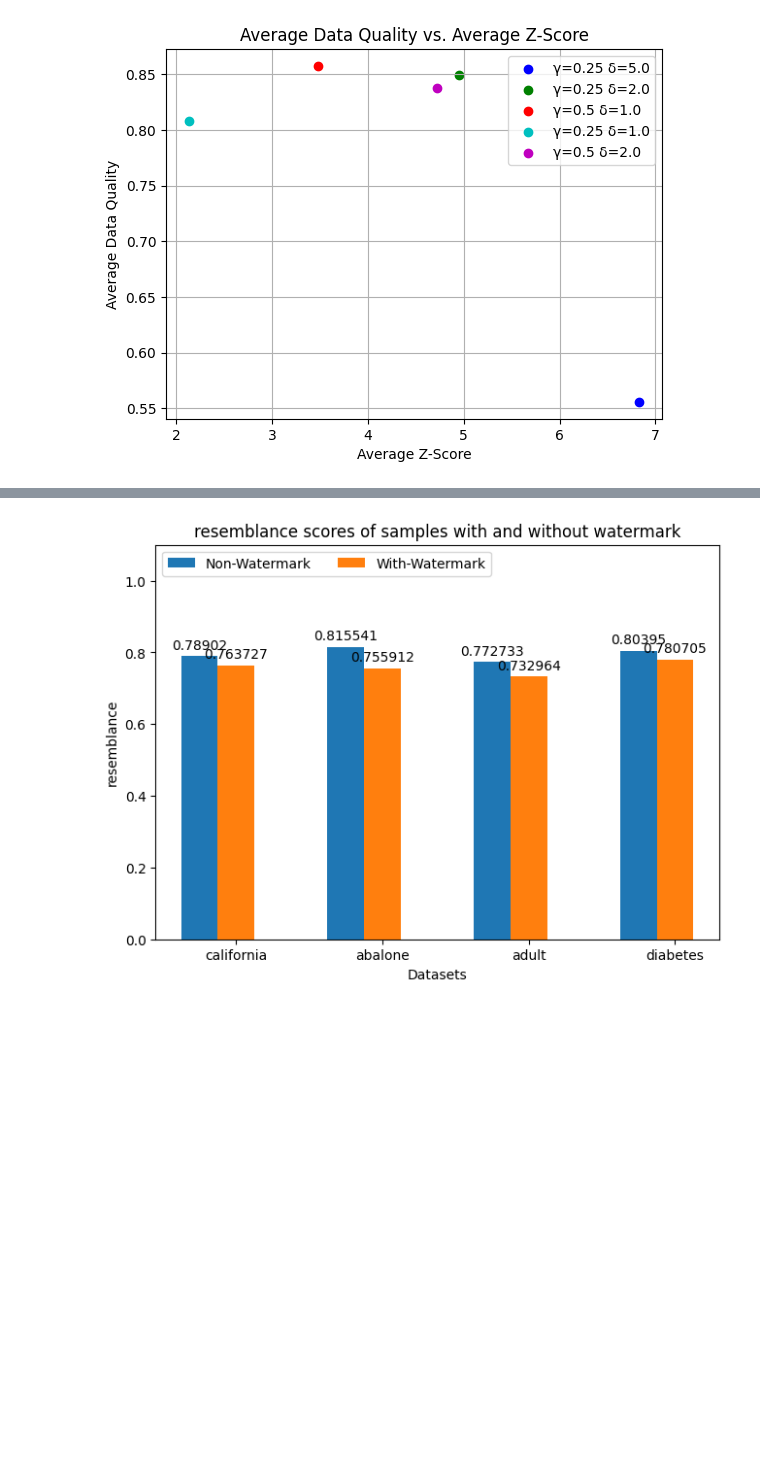
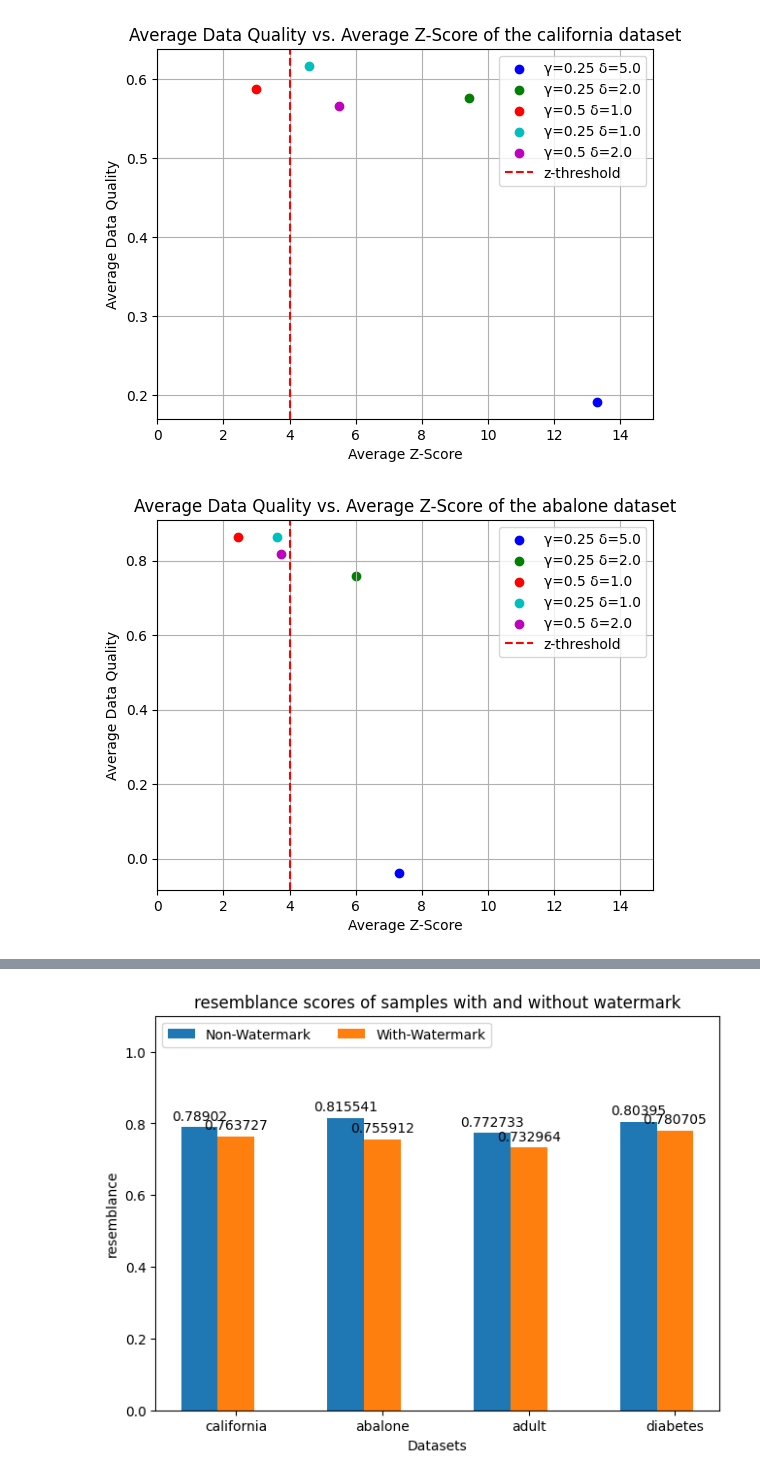
Before and after one commit to blueminh/t-rest, a Jupyter notebook: evaluation/synthcity.ipynb, the cells around one changed output, grey strips where cells are left out. Cells and saved outputs as stored; diff of their text form; code cells hidden in the pictures; blank space fills up the shorter version.

```diff
--- a/evaluation/synthcity.ipynb
+++ b/evaluation/synthcity.ipynb
@@ -189,41 +188,52 @@ def average_zscore(sample_name, gamma, delta, num_tokens, num_samples = 50):
         z_scores.append(great_watermark_detector.detect(
             sample_df,
             total_tokens_limit=num_tokens,
-            random_state=i
+            random_state=i,
+            # included_columns=["fnlwgt", "occupation"]
         )['z_score'])
     return sum(z_scores) / len(z_scores)
 # %%
 """
 Trade-off between strength (z-score) and data quality (using synthcity)
 """
-import matplotlib.pyplot as plt
-
-def plot_data_quality_vs_z_score(gamma_delta_pairs, sample_size, num_tokens):
+def plot_data_quality_vs_z_score(model_name, gamma_delta_pairs, sample_size, num_tokens, z_threshold = None):
     colors = ['b', 'g', 'r', 'c', 'm', 'y', 'k']  # Define colors for each point
 
     for i, (gamma, delta) in enumerate(gamma_delta_pairs):
-        real_file_name, no_water_mark_file_name , with_water_mark_file_name = get_filenames_from_model("diabetes", common_size=1000, gamma=gamma, delta=delta)
+        real_file_name, no_water_mark_file_name , with_water_mark_file_name = get_filenames_from_model(model_name, common_size=1000, gamma=gamma, delta=delta)
 
         average_data_quality_result = average_data_quality(real_file_name, no_water_mark_file_name, with_water_mark_file_name, sample_size)
         avg_qual = average_data_quality_result["avg_final_score"]["With-Watermark"]
 
         avg_z = average_zscore(with_water_mark_file_name, gamma, delta, num_tokens)
         plt.scatter(avg_z, avg_qual, c=colors[i], label=f'γ={gamma} δ={delta}')  # Use different colors for each point
 
     # plt.scatter(average_zscores, average_data_qualities, c=colors[:len(average_zscores)])  # Use different colors for each point
     plt.xlabel('Average Z-Score')
     plt.ylabel('Average Data Quality')
-    plt.title('Average Data Quality vs. Average Z-Score')
+    plt.title(f'Average Data Quality vs. Average Z-Score of the {model_name} dataset')
+    plt.xlim(0, 15)
+
+    if z_threshold:
+        plt.axvline(x=z_threshold, color='red', linestyle='--', label='z-threshold')  # Add vertical red line
 
     # for i, txt in enumerate(labels):
     #     plt.annotate(txt, (average_zscores[i]
     #     , average_data_qualities[i]), fontsize=12, ha='right', va='bottom')
     plt.legend()
     plt.grid(True)
     # plt.savefig("avg_zscore_and_data_quality.png")
     plt.show()
 
 gamma_delta_pairs = [(0.25, 5.0), (0.25, 2.0), (0.5, 1.0), (0.25, 1.0), (0.5, 2.0)]
-plot_data_quality_vs_z_score(gamma_delta_pairs, 1000, 200)
+for model_name in ["california", "abalone", "adult", "diabetes"]:
+    plot_data_quality_vs_z_score(
+        model_name=model_name,
+        gamma_delta_pairs=gamma_delta_pairs,
+        sample_size=1000,
+        num_tokens=200,
+        z_threshold=4.0
+    )
 # %% [output]
-[figure, old version]
+[figure, new version]
+[figure, added]
```
Also changed, not shown: parts of 4 cells of this notebook, 1 other file.
